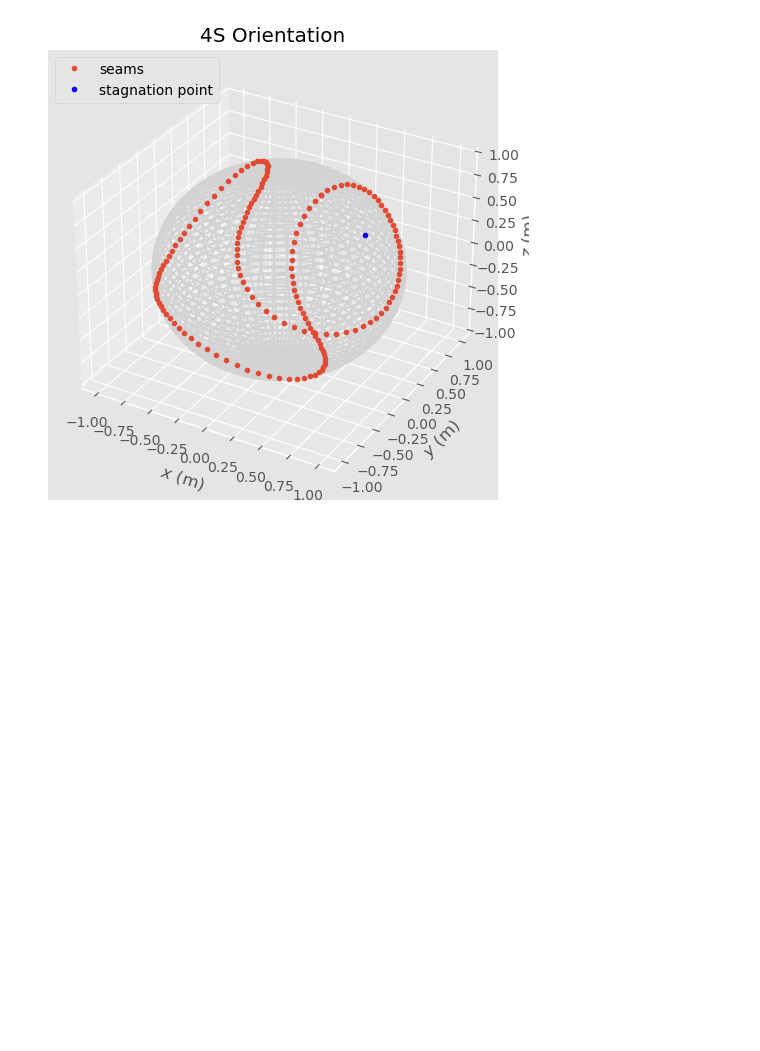
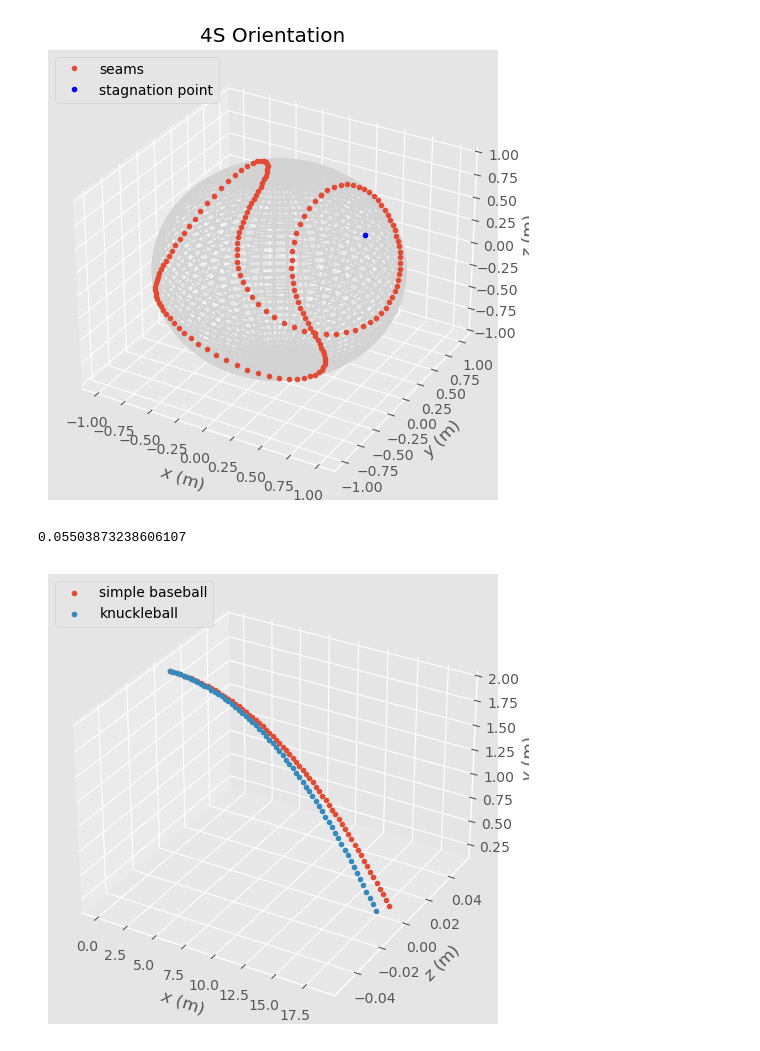
Before and after one commit to jistanto/honors-contract, a Jupyter notebook: Work/scratch.ipynb, the cells around one changed output. Drawn from its saved outputs; the diff is of its cells as text; code cells hidden in the pictures; blank space fills up the shorter version.

Commit message:
added integrator, set up plotting for simple vs knuckleball

```diff
--- a/Work/scratch.ipynb
+++ b/Work/scratch.ipynb
@@ -73,0 +91,5 @@ C_L = a
+# %%
+C_L = t1 + t2
+C_L
+# %% [output]
+0.05503873238606107
@@ -73,0 +177,15 @@ C_L = a
+# %%
+r = simulate_baseball([30, 0, 0], omega=50 * np.array([0,0,1]))
+r2 = simulate_baseball([30, 0, 0], omega=50 * np.array([0,0,1]),knuckleball=True)
+fig = plt.figure()
+ax = fig.add_subplot(111, projection='3d')
+ax.plot(r[:,1], r[:,3], r[:,2], '.', label="simple baseball")
+ax.plot(r2[:,1],r2[:,3],r2[:,2],'.',label='knuckleball')
+ax.set_xlabel("$x$ (m)")
+ax.set_ylabel("$z$ (m)")
+ax.set_zlabel("$y$ (m)")
+ax.legend(loc="upper left", numpoints=1)
+ax.figure.tight_layout()
+# fig.savefig("baseball.png")
+# %% [output]
+[figure, added]
```
Also changed, not shown: parts of 4 cells of this notebook, 1 other file.
